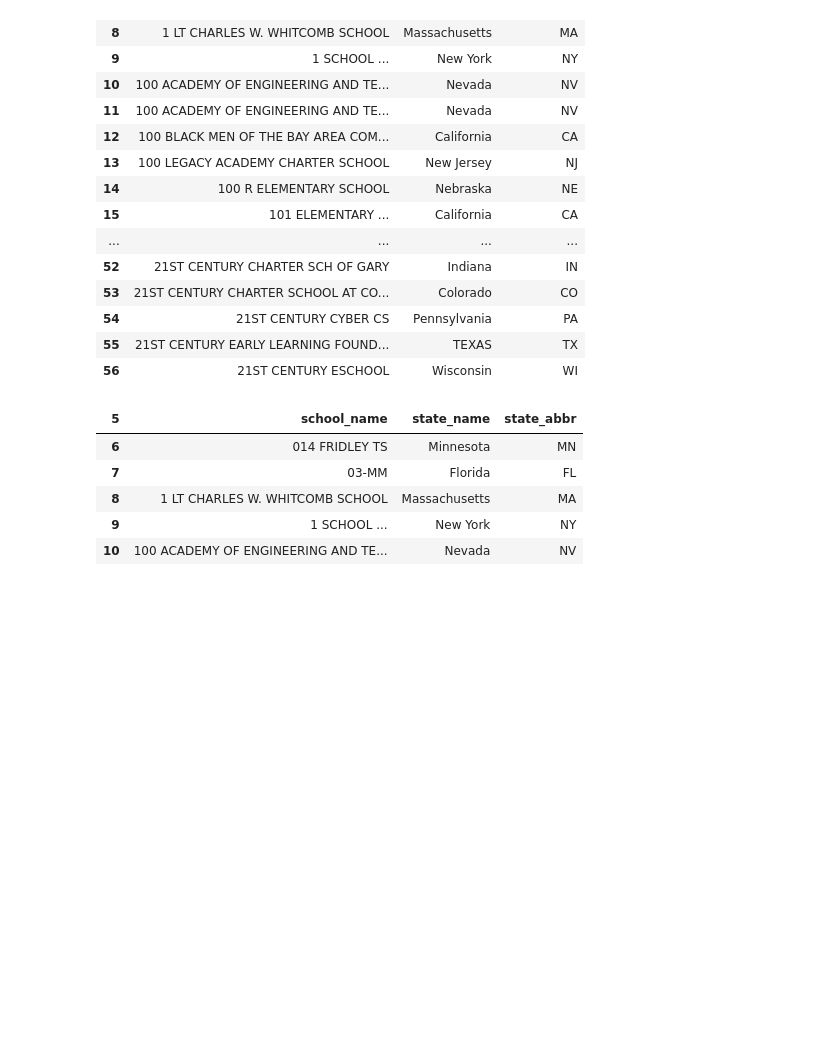
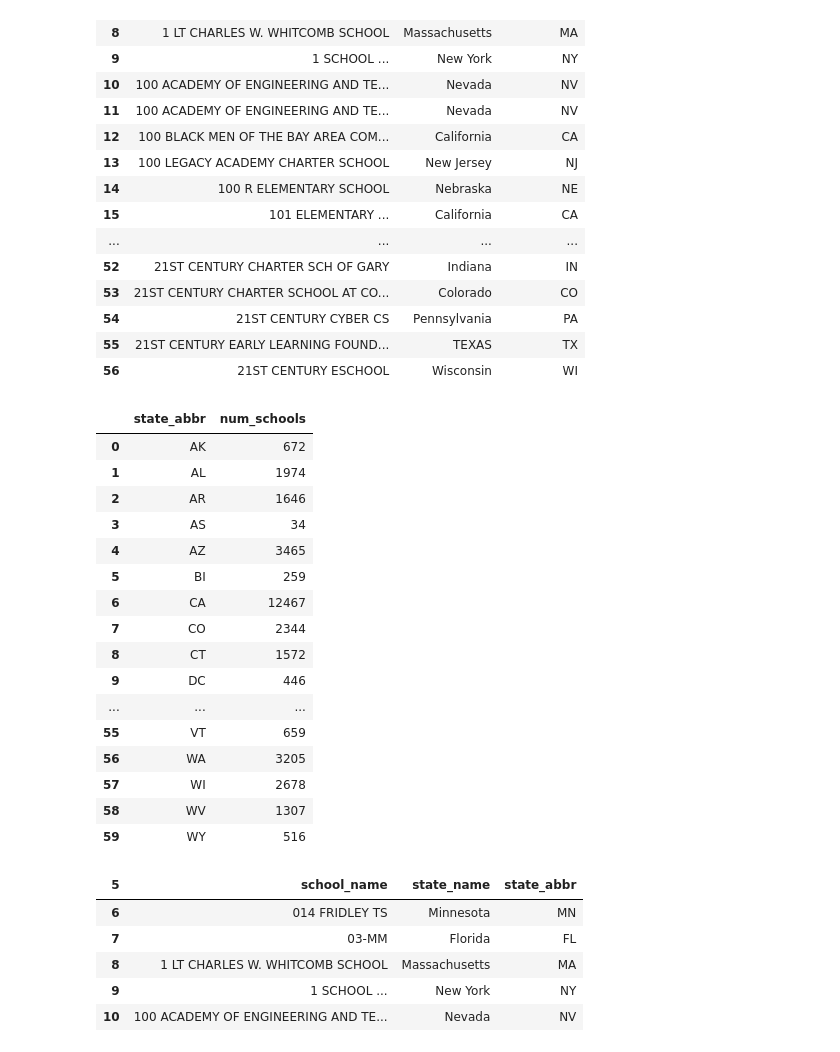
Before and after one commit to mollichite/Growing-Connections-A-Data-Driven-Look-at-Farm-to-School-Initiatives-across-the-United-States, a Jupyter notebook: notebooks/final_cleaning.ipynb, the cells around one changed output. Drawn from its saved outputs; the diff is of its cells as text; code cells hidden in the pictures; blank space fills up the shorter version.

```diff
--- a/notebooks/final_cleaning.ipynb
+++ b/notebooks/final_cleaning.ipynb
@@ -114,4 +114,26 @@ unique_schools_df.head(50)
 | 54 | 21ST CENTURY CYBER CS | Pennsylvania | PA |
 | 55 | 21ST CENTURY EARLY LEARNING FOUND... | TEXAS | TX |
 | 56 | 21ST CENTURY ESCHOOL | Wisconsin | WI |
+# %%
+school_counts_state = unique_schools_df.groupby('state_abbr').size().reset_index(name='num_schools') #gouping by state abbreviation and then counting the # of schools within each state
+
+school_counts_state
+# %% [output]
+|  | state_abbr | num_schools |
+| 0 | AK | 672 |
+| 1 | AL | 1974 |
+| 2 | AR | 1646 |
+| 3 | AS | 34 |
+| 4 | AZ | 3465 |
+| 5 | BI | 259 |
+| 6 | CA | 12467 |
+| 7 | CO | 2344 |
+| 8 | CT | 1572 |
+| 9 | DC | 446 |
+| ... | ... | ... |
+| 55 | VT | 659 |
+| 56 | WA | 3205 |
+| 57 | WI | 2678 |
+| 58 | WV | 1307 |
+| 59 | WY | 516 |
 # %%
```
Also changed, not shown: parts of 6 cells of this notebook.
